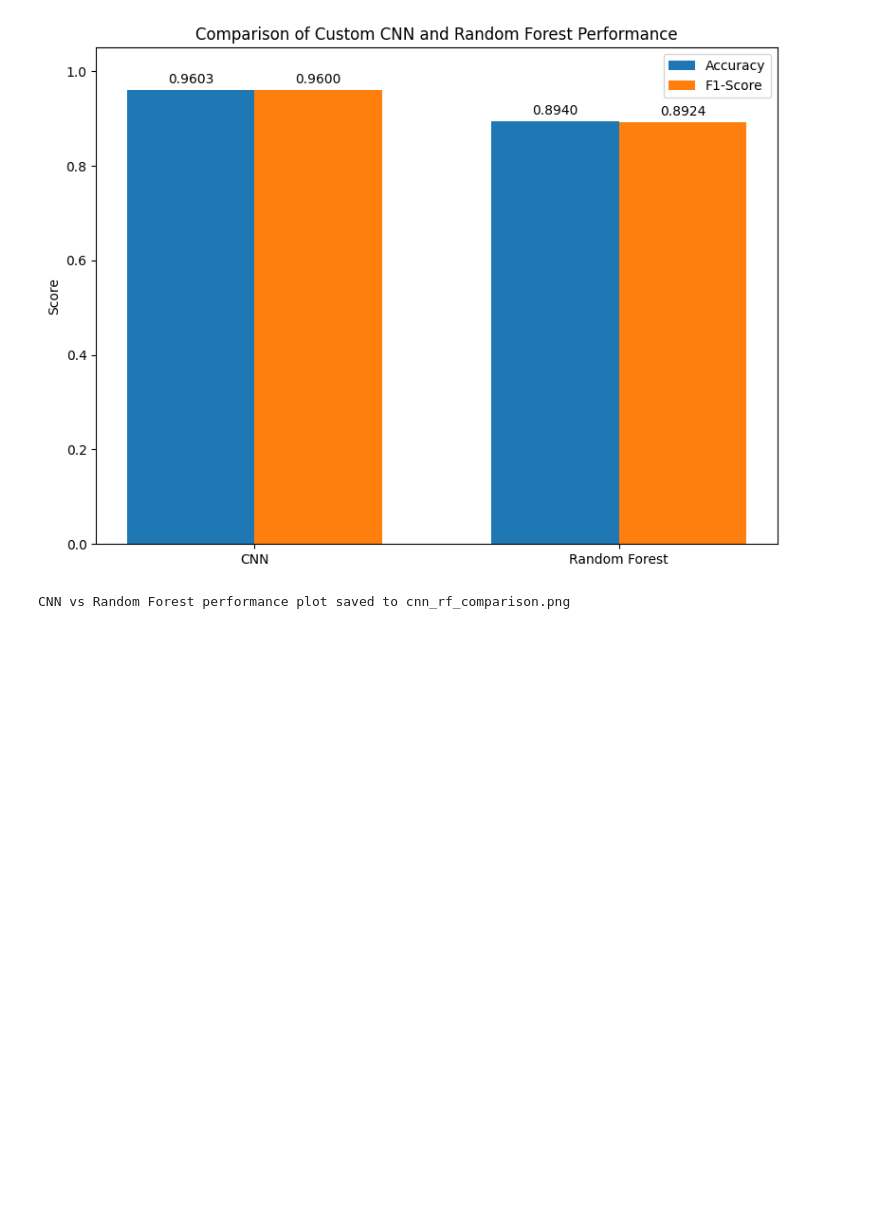
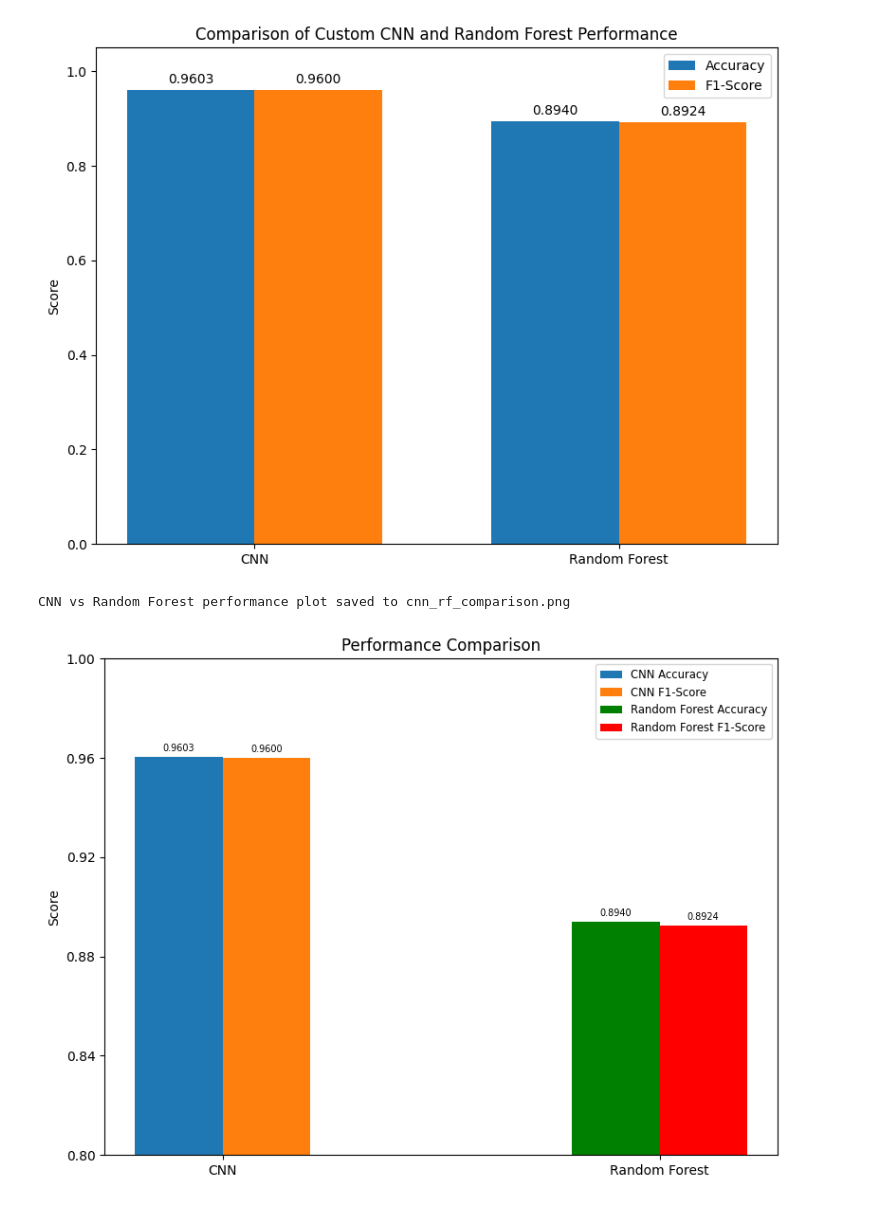
Before and after one commit to HarshithaShetty27/CerebralFusion, a Jupyter notebook: Brain_tumor_hybrid.ipynb, the cells around one changed output. Saved outputs shown, nothing was run; the diff lists cells and outputs as text; code cells hidden in the pictures; blank space fills up the shorter version.

```diff
--- a/Brain_tumor_hybrid.ipynb
+++ b/Brain_tumor_hybrid.ipynb
@@ -2105,3 +2105,87 @@ if __name__ == "__main__":
 # %% [output]
 [figure]
 CNN vs Random Forest performance plot saved to cnn_rf_comparison.png
+# %%
+import matplotlib.pyplot as plt
+import numpy as np
+
+def plot_cnn_rf_comparison_simplified_y_grouped(cnn_results, rf_results, output_path='cnn_rf_comparison_simplified_grouped.png'):
+    """
+    Generates a grouped bar graph comparing Accuracy and F1-Score
+    of a Custom CNN and a Random Forest model with a simplified y-axis.
+    """
+    model_names = ['CNN', 'Random Forest']
+    metrics = ['Accuracy', 'F1-Score']
+    cnn_accuracy = cnn_results.get('accuracy', np.nan)
+    cnn_f1 = cnn_results.get('f1', np.nan)
+    rf_accuracy = rf_results.get('accuracy', np.nan)
+    rf_f1 = rf_results.get('f1', np.nan)
+
+    x = np.arange(len(model_names)) * 2  # Increased spacing between groups
+    group_width = 0.8
+    bar_width = group_width / len(metrics)
+    index = np.arange(len(model_names)) * 2 # Adjusted index for spacing
+
+    fig, ax = plt.subplots(figsize=(8, 6)) # Increased figure size for better visualization
+
+    # CNN bars
+    cnn_accuracy_pos = index[0] - group_width / 2 + bar_width / 2
+    rects1 = ax.bar(cnn_accuracy_pos, [cnn_accuracy], bar_width, label='CNN Accuracy')
+    cnn_f1_pos = index[0] - group_width / 2 + bar_width * 1.5
+    rects2 = ax.bar(cnn_f1_pos, [cnn_f1], bar_width, label='CNN F1-Score')
+
+    # Random Forest bars with specified colors
+    rf_accuracy_pos = index[1] - group_width / 2 + bar_width / 2
+    rects3 = ax.bar(rf_accuracy_pos, [rf_accuracy], bar_width, color='green', label='Random Forest Accuracy')
+    rf_f1_pos = index[1] - group_width / 2 + bar_width * 1.5
+    rects4 = ax.bar(rf_f1_pos, [rf_f1], bar_width, color='red', label='Random Forest F1-Score')
+
+    # Add some text for labels, title and custom x-axis tick labels, etc.
+    ax.set_ylabel('Score')
+    ax.set_title('Performance Comparison')
+    ax.set_xticks(index)
+    ax.set_xticklabels(model_names)
+    ax.legend(fontsize='small')
+
+    ax.set_ylim(0.80, 1.00)
+    ax.set_yticks(np.arange(0.80, 1.01, 0.04))
+
+    def autolabel(rects):
+        """Attach a text label above each bar in *rects*, indicating its height."""
+        for rect in rects:
+            height = rect.get_height()
+            if not np.isnan(height):
+                ax.annotate(f'{height:.4f}',
+                            xy=(rect.get_x() + rect.get_width() / 2, height),
+                            xytext=(0, 3),
+                            textcoords="offset points",
+                            ha='center', va='bottom', fontsize=7)
+
+    autolabel(rects1)
+    autolabel(rects2)
+    autolabel(rects3)
+    autolabel(rects4)
+
+    fig.tight_layout()
+    plt.savefig(output_path)
+    plt.show()
+
+if __name__ == "__main__":
+    individual_results = {
+        'VGG19': {'accuracy': 0.85, 'f1': 0.83},
+        'DenseNet': {'accuracy': 0.92, 'f1': 0.91},
+        'CustomCNN': {'accuracy': 0.9603, 'f1': 0.9600},
+        'ResNet50': {'accuracy': 0.88, 'f1': 0.87},
+        'RandomForest': {'accuracy': 0.8940, 'f1': 0.8924},
+        'SVM': {'accuracy': 0.78, 'f1': 0.75}
+    }
+
+    if 'CustomCNN' in individual_results and 'RandomForest' in individual_results:
+        cnn_results = individual_results['CustomCNN']
+        rf_results = individual_results['RandomForest']
+        plot_cnn_rf_comparison_simplified_y_grouped(cnn_results, rf_results, output_path='cnn_rf_comparison_simplified_grouped.png')
+        print("CNN vs Random Forest performance plot with adjusted y-axis scale saved to cnn_rf_comparison_simplified_grouped.png")
+    else:
+        print("Could not find results for both Custom CNN and Random Forest in individual_results.")
+# %% [output]
+[figure, added]
```
Also changed, not shown: parts of 2 cells of this notebook.
